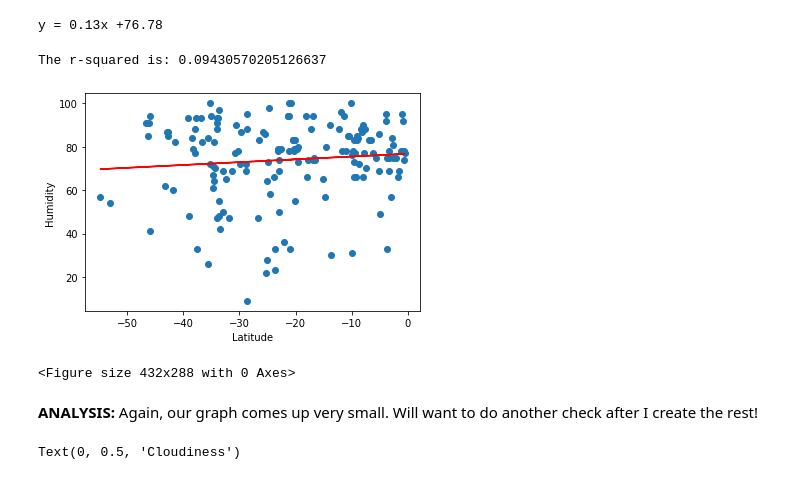
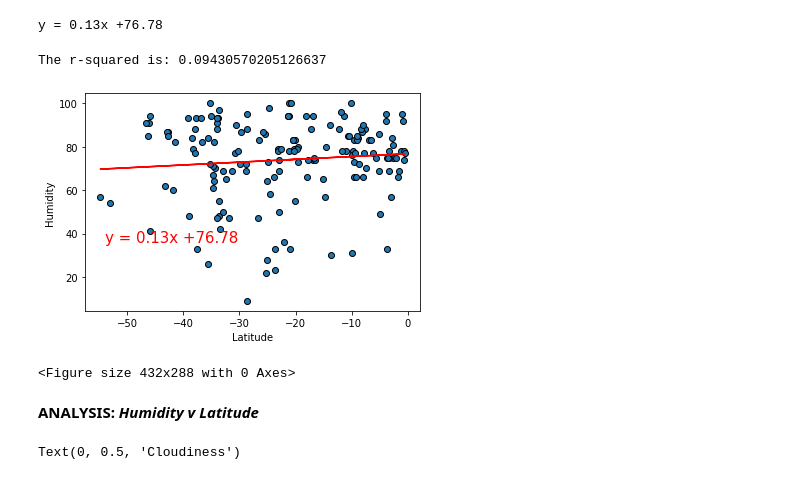
Before and after one commit to VallieTracy/Global-Weather-Analysis, a Jupyter notebook: WeatherPy/WeatherPy.ipynb, the cells around one changed output. Cells and saved outputs as stored; diff of their text form; code cells hidden in the pictures.

```diff
--- a/WeatherPy/WeatherPy.ipynb
+++ b/WeatherPy/WeatherPy.ipynb
@@ -539,28 +537,29 @@ print(line_eq)
 y = 0.13x +76.78
 # %%
 #create plot
-plt.scatter(x_values,y_values)
+plt.scatter(x_values,y_values, edgecolors="black")
 plt.plot(x_values,regress_values,"r-")
 
 #label plot and annotate the line equation
 plt.xlabel('Latitude')
 plt.ylabel('Humidity')
-plt.annotate(line_eq,(20,40),fontsize=15,color="red")
+plt.annotate(line_eq,(-54,36),fontsize=15,color="red")
 
 # Print r square value
 print(f"The r-squared is: {rvalue}")
 
 # Show plot
 plt.show()
 
 #save to Images Folder
 plt.savefig(os.path.join("Images","Southern_Humidity_v_Latitude.png"))
 # %% [output]
 The r-squared is: 0.09430570205126637
-[figure, old version]
+[figure, new version]
 <Figure size 432x288 with 0 Axes>
-# %% [markdown]
-**ANALYSIS:**  Again, our graph comes up very small.  Will want to do another check after I create the rest!
+# %% [markdown]
+**ANALYSIS:**
+**_Humidity v Latitude_**
 # %%
 #plot cloudiness v lat linear regression (northern hemisphere)
 
```
Also changed, not shown: parts of 17 cells of this notebook.
